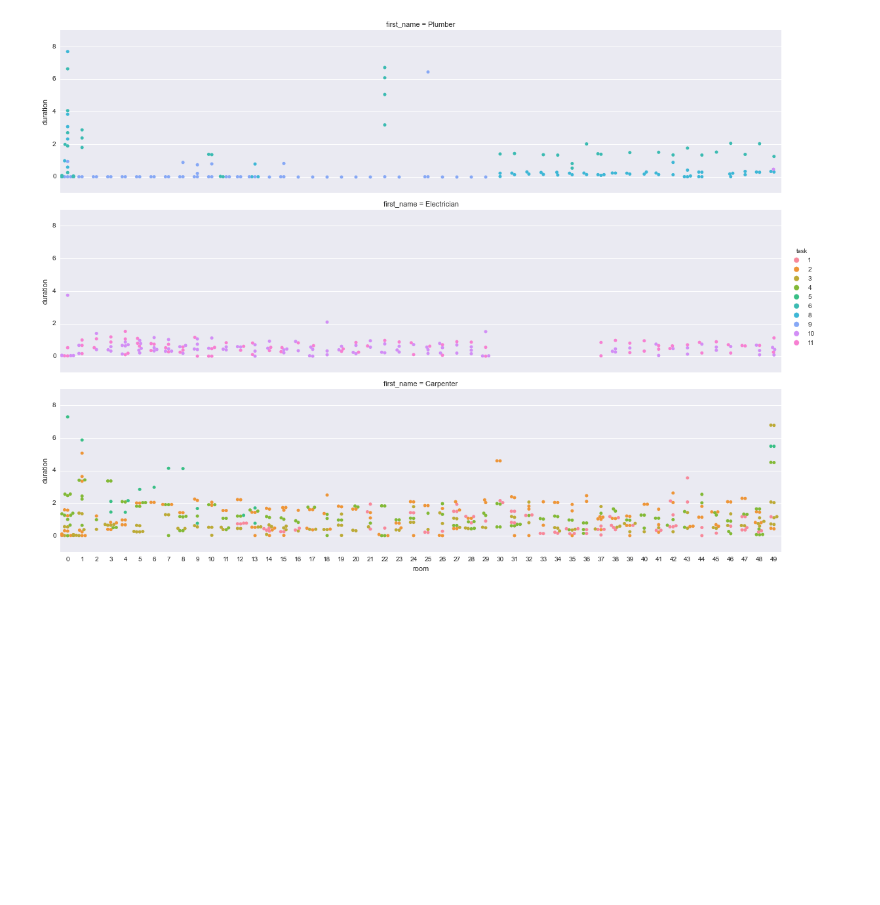
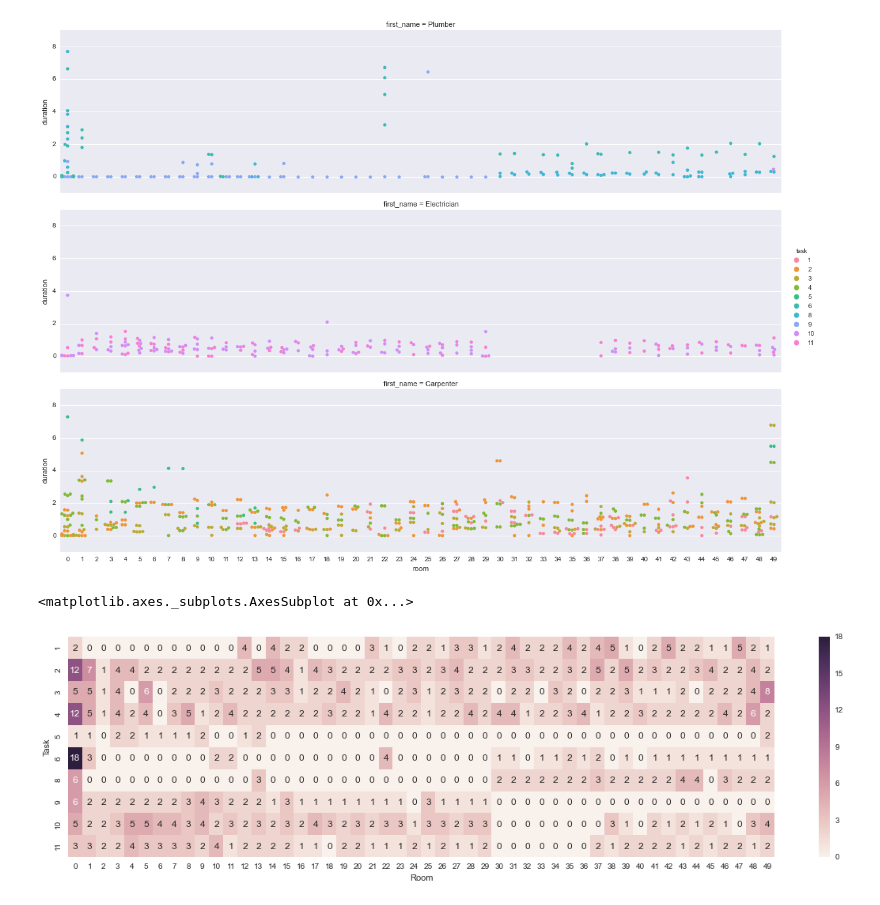
Before and after one commit to spencerknight/taskcode, a Jupyter notebook: explore.ipynb, the cells around one changed output. Saved outputs shown, nothing was run; the diff lists cells and outputs as text; code cells hidden in the pictures; blank space fills up the shorter version.

Commit message:
Made a few more plots

```diff
--- a/explore.ipynb
+++ b/explore.ipynb
@@ -119,0 +118,13 @@ sns.swarmplot?
+# %%
+# Michael says every room should have every job. Does it?
+import numpy as np
+TR = pd.DataFrame(map(lambda x: str(x[0])+'_'+str(x[1]),timestamps[["task","room"]].values))
+VC = TR[0].value_counts()
+TR = pd.DataFrame(np.hstack((map(lambda x: map(int,x.split('_')),VC.index),np.atleast_2d(VC.values).T)),columns=[['Task',"Room","Count"]])
+TR=TR.pivot(index='Task',columns='Room',values='Count').fillna(0)
+# %%
+plt.figure(figsize=(20,5))
+sns.heatmap(TR,annot=True)
+# %% [output]
+<matplotlib.axes._subplots.AxesSubplot at 0x...>
+[figure, added]
```
Also changed, not shown: parts of 1 cell of this notebook.
